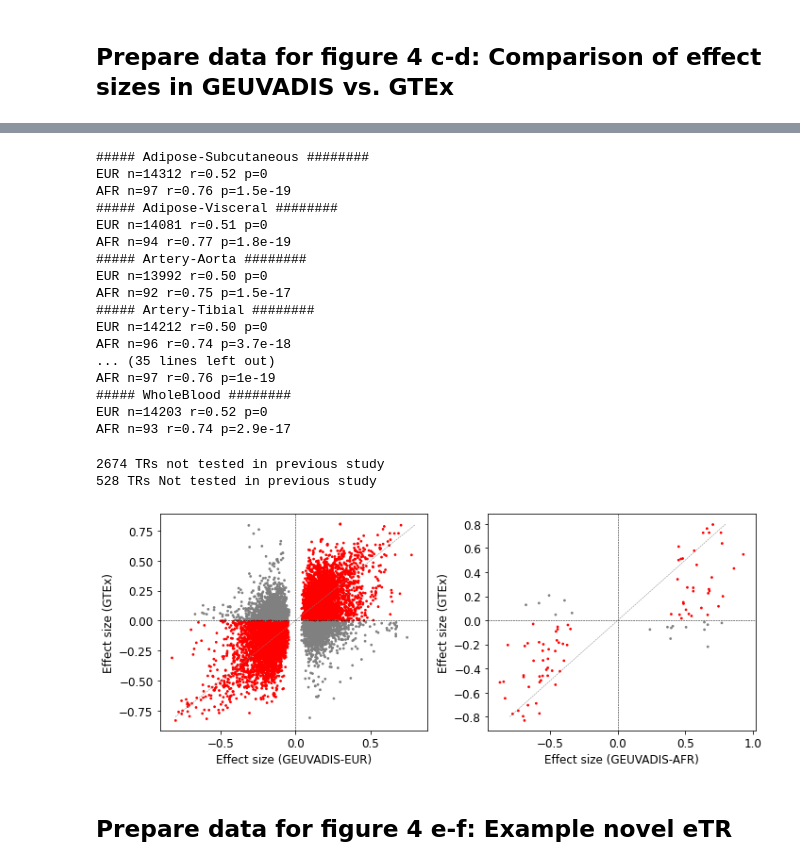
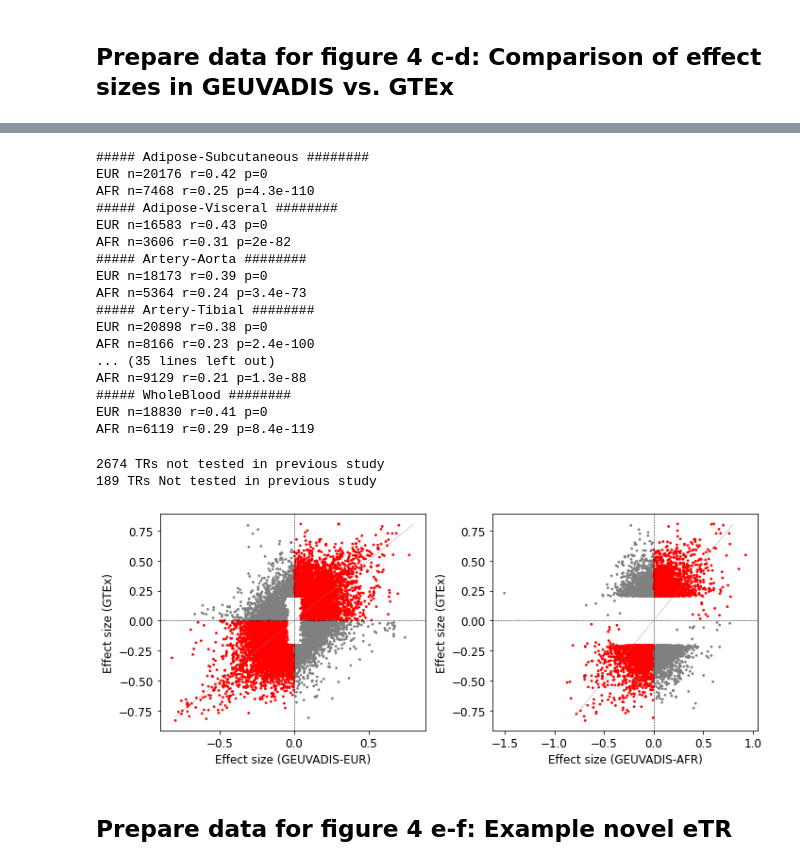
Before and after one commit to gymreklab/1000Genomes-TR-Analysis, a Jupyter notebook: figure-notebooks-round2/Figure4-TRsAssociatedWithGeneExpressionInLCLs.ipynb, the cells around one changed output, grey strips where cells are left out. Drawn from its saved outputs; the diff is of its cells as text; code cells hidden in the pictures.

```diff
--- a/figure-notebooks-round2/Figure4-TRsAssociatedWithGeneExpressionInLCLs.ipynb
+++ b/figure-notebooks-round2/Figure4-TRsAssociatedWithGeneExpressionInLCLs.ipynb
@@ -182,13 +195,13 @@ for t in TISSUES:
     df = df.rename({"gene.name": "gene_name"}, axis=1)
     #Remove STRs both p.val and beta is null
     df = df[(~df["linreg.pval"].isnull()) & (~df["linreg.beta"].isnull())]
+    #nan p.val leads to a lot of eTRs have nan in q-values
     df["linreg.pval.adj"] = statsmodels.stats.multitest.multipletests(list(df["linreg.pval"]), \
                                                      method="fdr_bh")[1]
     df["start_hg38_rounded"] = df["start_hg38"].apply(lambda x: int(x/20)*20)
     ###Get the gene level eTRs for comparision
     #Get eTRs at gene level
-    df_eTRs=df[(df['linreg.top.pval']==df['linreg.pval'] )& (df['linreg.qval']<0.1)].copy()
-    df_eTRs=df[df['linreg.qval']<FDRTHRESH]
+    df_eTRs=df[df['linreg.qval']<FDRTHRESH].copy()
 #     df_eTRs=df[df['linreg.significant']].copy()
     df_eTRs["eTR_id"]=df_eTRs["chrom"]+'_'+df_eTRs["start_hg38_rounded"].astype(str)+'_'+df_eTRs["gene_name"]
 
@@ -248,22 +261,22 @@ for t in TISSUES:
 # gtex_eTRs=set(gtex_eTRs)
 # %% [output]
 ##### Adipose-Subcutaneous ########
-EUR n=14312 r=0.52 p=0
-AFR n=97 r=0.76 p=1.5e-19
+EUR n=20176 r=0.42 p=0
+AFR n=7468 r=0.25 p=4.3e-110
 ##### Adipose-Visceral ########
-EUR n=14081 r=0.51 p=0
-AFR n=94 r=0.77 p=1.8e-19
+EUR n=16583 r=0.43 p=0
+AFR n=3606 r=0.31 p=2e-82
 ##### Artery-Aorta ########
-EUR n=13992 r=0.50 p=0
-AFR n=92 r=0.75 p=1.5e-17
+EUR n=18173 r=0.39 p=0
+AFR n=5364 r=0.24 p=3.4e-73
 ##### Artery-Tibial ########
-EUR n=14212 r=0.50 p=0
-AFR n=96 r=0.74 p=3.7e-18
+EUR n=20898 r=0.38 p=0
+AFR n=8166 r=0.23 p=2.4e-100
 ... (35 lines left out)
-AFR n=97 r=0.76 p=1e-19
+AFR n=9129 r=0.21 p=1.3e-88
 ##### WholeBlood ########
-EUR n=14203 r=0.52 p=0
-AFR n=93 r=0.74 p=2.9e-17
+EUR n=18830 r=0.41 p=0
+AFR n=6119 r=0.29 p=8.4e-119
 # %%
 ##select only eTR gene-levels
 eur_eTRs=eur_fdr[eur_fdr['sig.genelevel']].copy()
@@ -280,37 +293,37 @@ print(f'{len((new_eTRs-set(gtex_eTRs))-set(gtex_allTRs))} TRs not tested in prev
 \n{len(new_eTRs-set(gtex_eTRs))-len((new_eTRs-set(gtex_eTRs))-set(gtex_allTRs))} TRs Not tested in previous study')
 # %% [output]
 2674 TRs not tested in previous study
-528 TRs Not tested in previous study
+189 TRs Not tested in previous study
 # %%
 # Plot correlation with Cells-Transformedfibroblasts, which had best correlation above
 t = "Cells-Transformedfibroblasts"
 eur_merged = MergeGTExGeuvadis(gtex[t], eur_fdr)
 afr_merged = MergeGTExGeuvadis(gtex[t], afr_fdr)
 
-# fig = plt.figure()
-# fig.set_size_inches((10, 4))
+fig = plt.figure()
+fig.set_size_inches((10, 4))
 
-# ax = fig.add_subplot(121)
-# ax.scatter(eur_merged["slope"], eur_merged["linreg.beta"], s=3,
-#            color=eur_merged.apply(lambda x: GetColor(x, col1="slope", col2="linreg.beta"), 1))
-# ax.axvline(x=0, linestyle="dashed", color="black", linewidth=0.5)
-# ax.axhline(y=0, linestyle="dashed", color="black", linewidth=0.5)
-# ax.plot([-0.8, 0.8], [-0.8, 0.8], linestyle="dashed", color="gray", linewidth=0.5)
-# ax.set_xlabel("Effect size (GEUVADIS-EUR)",fontsize=12)
-# ax.set_ylabel("Effect size (GTEx)",fontsize=12)
+ax = fig.add_subplot(121)
+ax.scatter(eur_merged["slope"], eur_merged["linreg.beta"], s=3,
+           color=eur_merged.apply(lambda x: GetColor(x, col1="slope", col2="linreg.beta"), 1))
+ax.axvline(x=0, linestyle="dashed", color="black", linewidth=0.5)
+ax.axhline(y=0, linestyle="dashed", color="black", linewidth=0.5)
+ax.plot([-0.8, 0.8], [-0.8, 0.8], linestyle="dashed", color="gray", linewidth=0.5)
+ax.set_xlabel("Effect size (GEUVADIS-EUR)",fontsize=12)
+ax.set_ylabel("Effect size (GTEx)",fontsize=12)
 
-# ax = fig.add_subplot(122)
-# ax.scatter(afr_merged["slope"], afr_merged["linreg.beta"], s=3,
-#            color=afr_merged.apply(lambda x: GetColor(x, col1="slope", col2="linreg.beta"), 1))
-# ax.axvline(x=0, linestyle="dashed", color="black", linewidth=0.5)
-# ax.axhline(y=0, linestyle="dashed", color="black", linewidth=0.5)
-# ax.plot([-0.8, 0.8], [-0.8, 0.8], linestyle="dashed", color="gray", linewidth=0.5)
-# ax.set_xlabel("Effect size (GEUVADIS-AFR)",fontsize=12)
-# ax.set_ylabel("Effect size (GTEx)",fontsize=12)
-# fig.tight_layout()
-# fig.savefig(os.path.join(PLOTDIR, "Figure4c-d-Geuvadis-Vs-GTEx-%s.pdf"%t))
+ax = fig.add_subplot(122)
+ax.scatter(afr_merged["slope"], afr_merged["linreg.beta"], s=3,
+           color=afr_merged.apply(lambda x: GetColor(x, col1="slope", col2="linreg.beta"), 1))
+ax.axvline(x=0, linestyle="dashed", color="black", linewidth=0.5)
+ax.axhline(y=0, linestyle="dashed", color="black", linewidth=0.5)
+ax.plot([-0.8, 0.8], [-0.8, 0.8], linestyle="dashed", color="gray", linewidth=0.5)
+ax.set_xlabel("Effect size (GEUVADIS-AFR)",fontsize=12)
+ax.set_ylabel("Effect size (GTEx)",fontsize=12)
+fig.tight_layout()
+fig.savefig(os.path.join(PLOTDIR, "Figure4c-d-Geuvadis-Vs-GTEx-%s.pdf"%t))
 # %% [output]
-[figure, old version]
+[figure, new version]
 # %% [markdown]
 ## Prepare data for figure 4 e-f: Example novel eTR
 # %%
```
Also changed, not shown: parts of 8 cells of this notebook.
